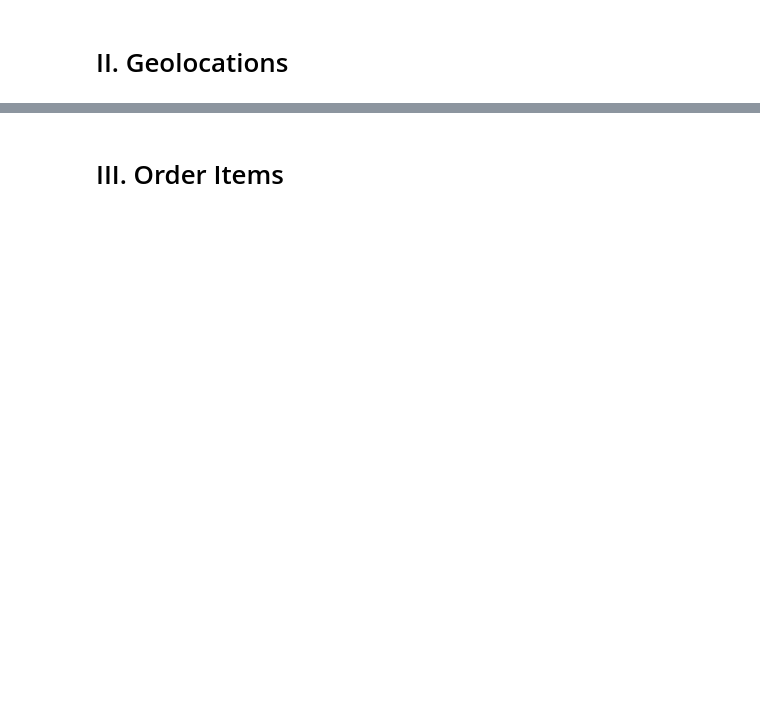
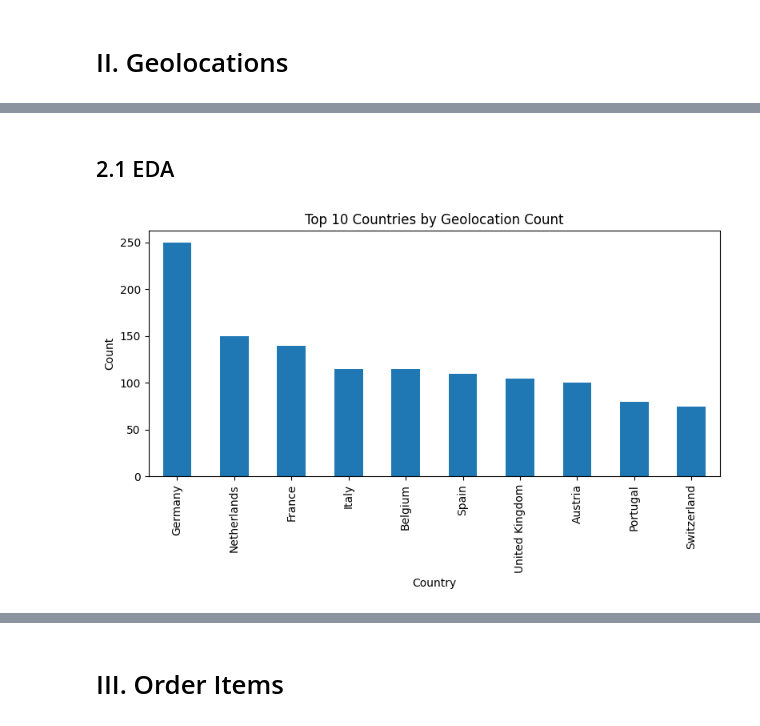
Before and after one commit to ThanhVo15/fecom-ecom-realtime-recommendation, a Jupyter notebook: processing/eda_data.ipynb, the cells around one changed output, grey strips where cells are left out. Cells and saved outputs as stored; diff of their text form; code cells hidden in the pictures; blank space fills up the shorter version.

Commit message:
done EDA + quickstart learn compose docker :D

```diff
--- a/processing/eda_data.ipynb
+++ b/processing/eda_data.ipynb
@@ -90,9 +272,6 @@ check_null_overlap
 # %% [markdown]
 # II. Geolocations
 # %%
-df_cus_ls = dfs_org["Customer_List"]
-csv_path = r"E:\fecom-ecom-realtime-recommendation\data\raw\Customer_List.csv"
-
-quick_check = utils.quick_overview_data(df_cus_ls, csv_path)
-quick_check
+df_geo = dfs_org["Geolocations"]
+df_geo.head()
 # %% [output]
@@ -99,0 +301,6 @@ KeyboardInterrupt:
+# %%
+# From previous EDA, we know that the Customer_List.csv has 2 columns: Customer_Trx_ID and First_Order_Date, which have null value
+columns_to_check = df_geo.columns.tolist()
+
+check_null_overlap = utils.check_null_overlap(df_geo, columns_to_check)
+check_null_overlap
@@ -99,0 +317,3 @@ KeyboardInterrupt:
+# %%
+df_geo = utils.check_duplicates(df_geo, columns_to_check)
+df_geo
@@ -99,0 +351,20 @@ KeyboardInterrupt:
+# %% [markdown]
+## 2.1 EDA
+# %%
+# Data cleaning
+df = df_geo.dropna(subset=['Geo_Postal_Code', 'Geo_Lat', 'Geo_Lon', 'Geolocation_City', 'Geo_Country']).copy()
+df['Geo_Lat'] = df['Geo_Lat'].str.replace(',', '.').astype(float)
+df['Geo_Lon'] = df['Geo_Lon'].str.replace(',', '.').astype(float)
+df['Geolocation_City'] = df['Geolocation_City'].str.strip().str.strip("'")
+# %%
+# Bar chart: Top 10 countries
+top_countries = df['Geo_Country'].value_counts().head(10)
+plt.figure(figsize=(8, 5))
+top_countries.plot.bar()
+plt.title("Top 10 Countries by Geolocation Count")
+plt.xlabel("Country")
+plt.ylabel("Count")
+plt.tight_layout()
+plt.show()
+# %% [output]
+[figure, added]
```
Also changed, not shown: parts of 56 cells of this notebook, 14 other files.
